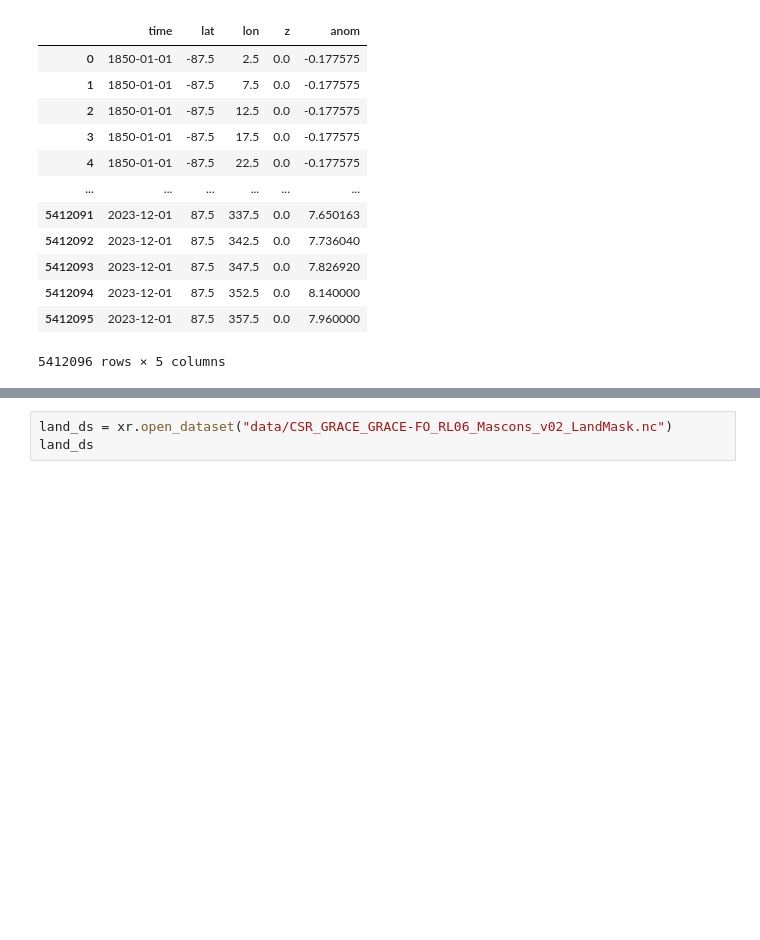
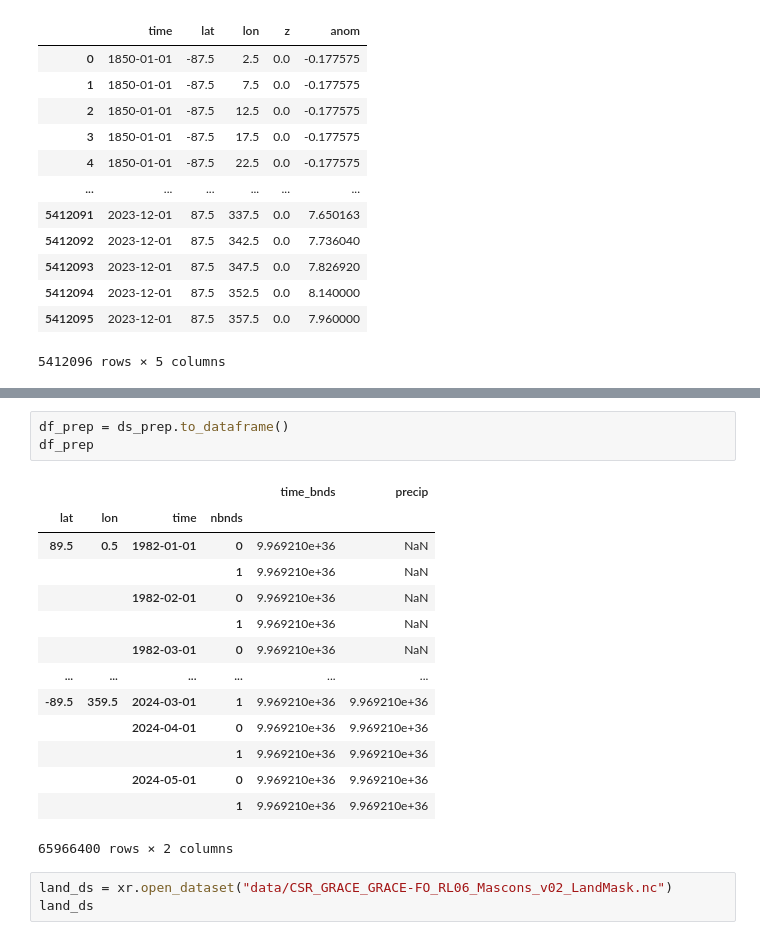
Before and after one commit to Ainard09/ai4ls_2_water_prediction, a Jupyter notebook: Task_2/CSR_GRACE.ipynb, the cells around one changed output, grey strips where cells are left out. Drawn from its saved outputs; the diff is of its cells as text; blank space fills up the shorter version.

```diff
--- a/Task_2/CSR_GRACE.ipynb
+++ b/Task_2/CSR_GRACE.ipynb
@@ -524,3 +563,21 @@ df_temp
+# %%
+df_prep = ds_prep.to_dataframe()
+df_prep
+# %% [output]
+|  |  |  |  | time_bnds | precip |
+| lat | lon | time | nbnds |  |  |
+| 89.5 | 0.5 | 1982-01-01 | 0 | 9.969210e+36 | NaN |
+|  |  |  | 1 | 9.969210e+36 | NaN |
+|  |  | 1982-02-01 | 0 | 9.969210e+36 | NaN |
+|  |  |  | 1 | 9.969210e+36 | NaN |
+|  |  | 1982-03-01 | 0 | 9.969210e+36 | NaN |
+| ... | ... | ... | ... | ... | ... |
+| -89.5 | 359.5 | 2024-03-01 | 1 | 9.969210e+36 | 9.969210e+36 |
+|  |  | 2024-04-01 | 0 | 9.969210e+36 | 9.969210e+36 |
+|  |  |  | 1 | 9.969210e+36 | 9.969210e+36 |
+|  |  | 2024-05-01 | 0 | 9.969210e+36 | 9.969210e+36 |
+|  |  |  | 1 | 9.969210e+36 | 9.969210e+36 |
+65966400 rows × 2 columns
 # %%
 land_ds = xr.open_dataset("data/CSR_GRACE_GRACE-FO_RL06_Mascons_v02_LandMask.nc")
 land_ds
```
Also changed, not shown: parts of 8 cells of this notebook.
